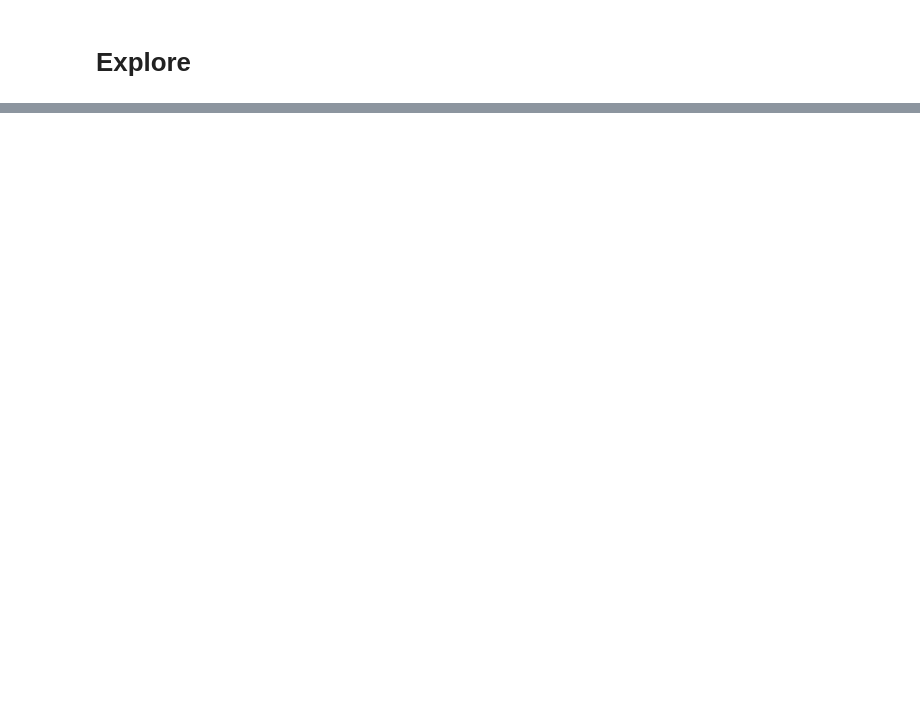
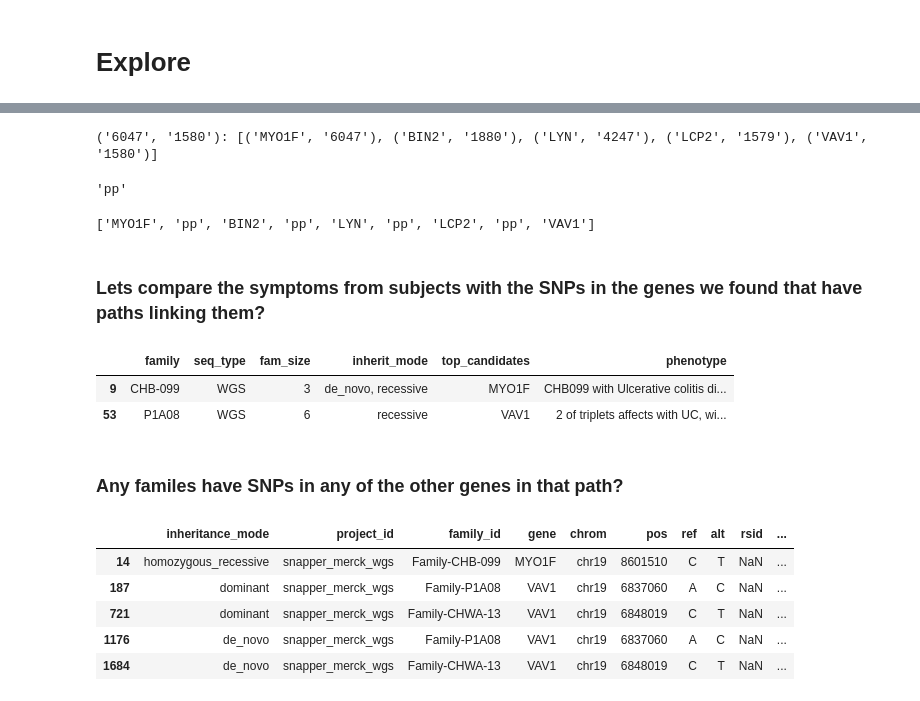
Before and after one commit to xguse/ipy_notebooks, a Jupyter notebook: BCH/Jodie_Families/IBD_network_in_NetworkX.ipynb, the cells around one changed output, grey strips where cells are left out. Drawn from its saved outputs; the diff is of its cells as text; code cells hidden in the pictures; blank space fills up the shorter version.

```diff
--- a/BCH/Jodie_Families/IBD_network_in_NetworkX.ipynb
+++ b/BCH/Jodie_Families/IBD_network_in_NetworkX.ipynb
@@ -70,0 +221,2 @@ hi_priority = ["DOCK8",
+# %%
+top_genes_uniq = list(topc.top_candidates.unique())
@@ -71,2 +245,2 @@ hi_priority = ["DOCK8",
 # %%
-hi_pri = list(get_nodes_by_attr_values(g, attr_name='name', attr_values=hi_priority))
+top_genes_ibd = list(get_nodes_by_attr_values(ibd, attr_name='name', attr_values=top_genes_uniq))
@@ -92,0 +261,36 @@ nx.connectivity.q
+# %%
+has_path = check_nodes_for_paths(g=ibd, nodes=top_genes_ibd)
+for pair, path in has_path.items():
+    if path is not None:
+        print("{pair}: {path}".format(pair=pair, path=[(ibd.node[n]["name"],n) for n in path]))
+# %% [output]
+('6047', '1580'): [('MYO1F', '6047'), ('BIN2', '1880'), ('LYN', '4247'), ('LCP2', '1579'), ('VAV1', '1580')]
+# %%
+ibd['1579']['1580']['interaction']
+# %% [output]
+'pp'
+# %%
+path = has_path[('6047', '1580')]
+# %%
+get_interactions_from_path(g=ibd, path=path)
+# %% [output]
+['MYO1F', 'pp', 'BIN2', 'pp', 'LYN', 'pp', 'LCP2', 'pp', 'VAV1']
+# %% [markdown]
+### Lets compare the symptoms from subjects with the SNPs in the genes we found that have paths linking them?
+# %%
+topc[topc["top_candidates"].apply(lambda i: i in ['MYO1F','VAV1'])]
+# %% [output]
+|  | family | seq_type | fam_size | inherit_mode | top_candidates | phenotype |
+| 9 | CHB-099 | WGS | 3 | de_novo, recessive | MYO1F | CHB099 with Ulcerative colitis di... |
+| 53 | P1A08 | WGS | 6 | recessive | VAV1 | 2 of triplets affects with UC, wi... |
+# %% [markdown]
+### Any familes have SNPs in any of the other genes in that path?
+# %%
+merk[merk["gene"].apply(lambda i: i in [ibd.node[ID]["name"] for ID in path])]
+# %% [output]
+|  | inheritance_mode | project_id | family_id | gene | chrom | pos | ref | alt | rsid | ... |
+| 14 | homozygous_recessive | snapper_merck_wgs | Family-CHB-099 | MYO1F | chr19 | 8601510 | C | T | NaN | ... |
+| 187 | dominant | snapper_merck_wgs | Family-P1A08 | VAV1 | chr19 | 6837060 | A | C | NaN | ... |
+| 721 | dominant | snapper_merck_wgs | Family-CHWA-13 | VAV1 | chr19 | 6848019 | C | T | NaN | ... |
+| 1176 | de_novo | snapper_merck_wgs | Family-P1A08 | VAV1 | chr19 | 6837060 | A | C | NaN | ... |
+| 1684 | de_novo | snapper_merck_wgs | Family-CHWA-13 | VAV1 | chr19 | 6848019 | C | T | NaN | ... |
```
Also changed, not shown: parts of 41 cells of this notebook, 4 other files.
